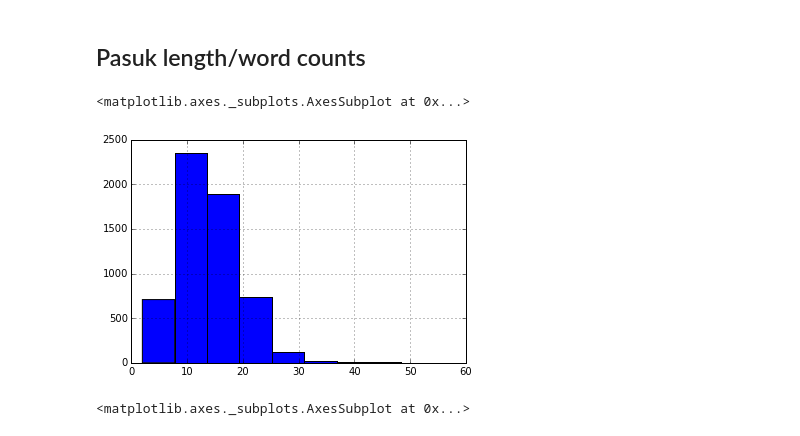
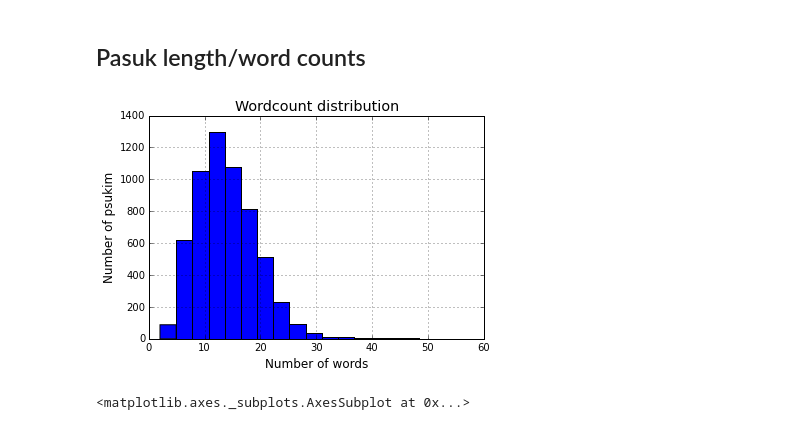
Before and after one commit to Noleli/trop-analysis, a Jupyter notebook: Trop analysis.ipynb, the cells around one changed output. Cells and saved outputs as stored; diff of their text form; code cells hidden in the pictures.

Commit message:
stuff for word count post

```diff
--- a/Trop analysis.ipynb
+++ b/Trop analysis.ipynb
@@ -217,11 +217,16 @@ plt.savefig('etnakhtafivewords.png', transparent=True)
 # %%
 bywordcount = df.groupby('wordcount').aggregate('mean')
 bywordcount = bywordcount.drop('fivewords', 1)
-# %%
-df['wordcount'].hist()
-# %% [output]
-<matplotlib.axes._subplots.AxesSubplot at 0x...>
-[figure, removed]
+# %%
+df['wordcount'].hist(bins=20)
+plt.title('Wordcount distribution', fontsize='x-large')
+plt.xlabel('Number of words', fontsize='large')
+plt.ylabel('Number of psukim', fontsize='large')
+
+plt.savefig('wordcountdist.svg', transparent=True)
+plt.savefig('wordcountdist.png', transparent=True)
+# %% [output]
+[figure, added]
 # %%
 # export a csv to bring into a (still-in-progress) D3 graph to turn trop on and off
 bywordcount[1:32].to_csv('bywordcount/bywordcount.csv')
```
Also changed, not shown: 6 other files.
